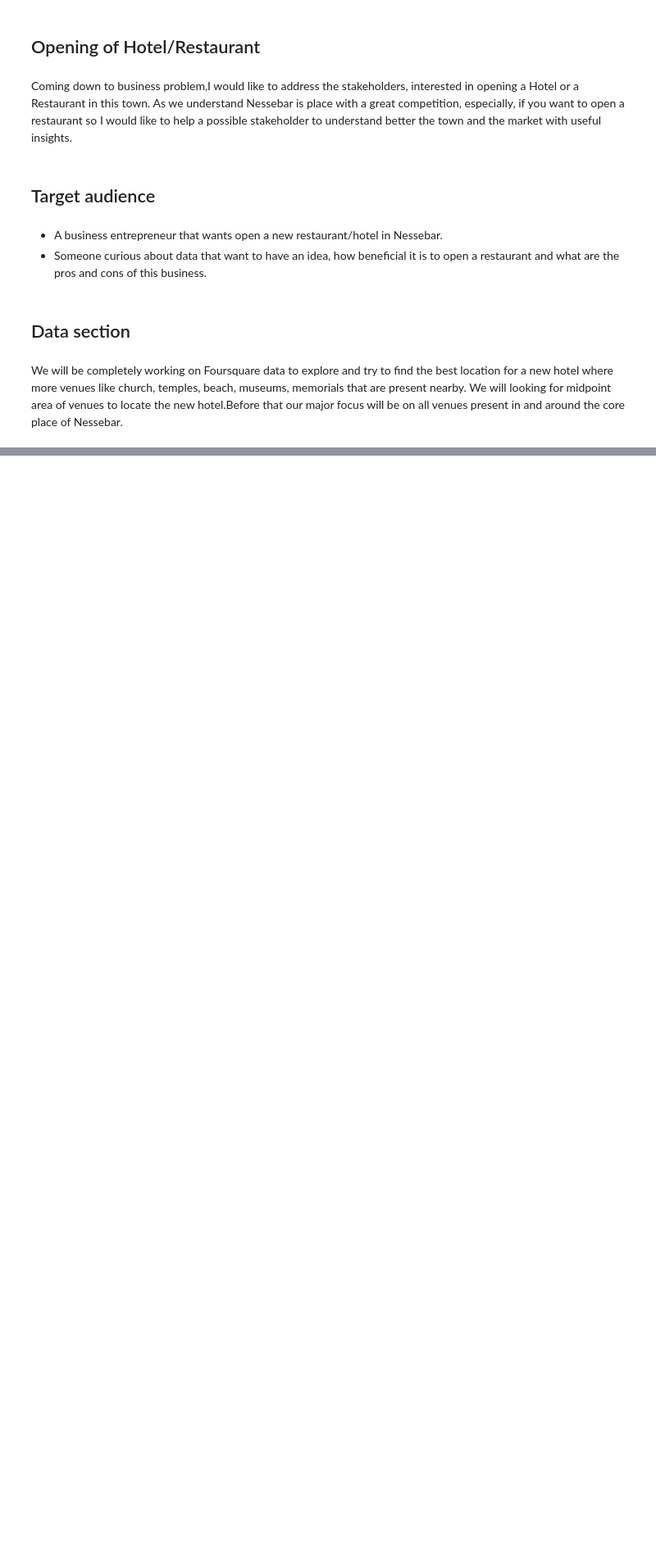
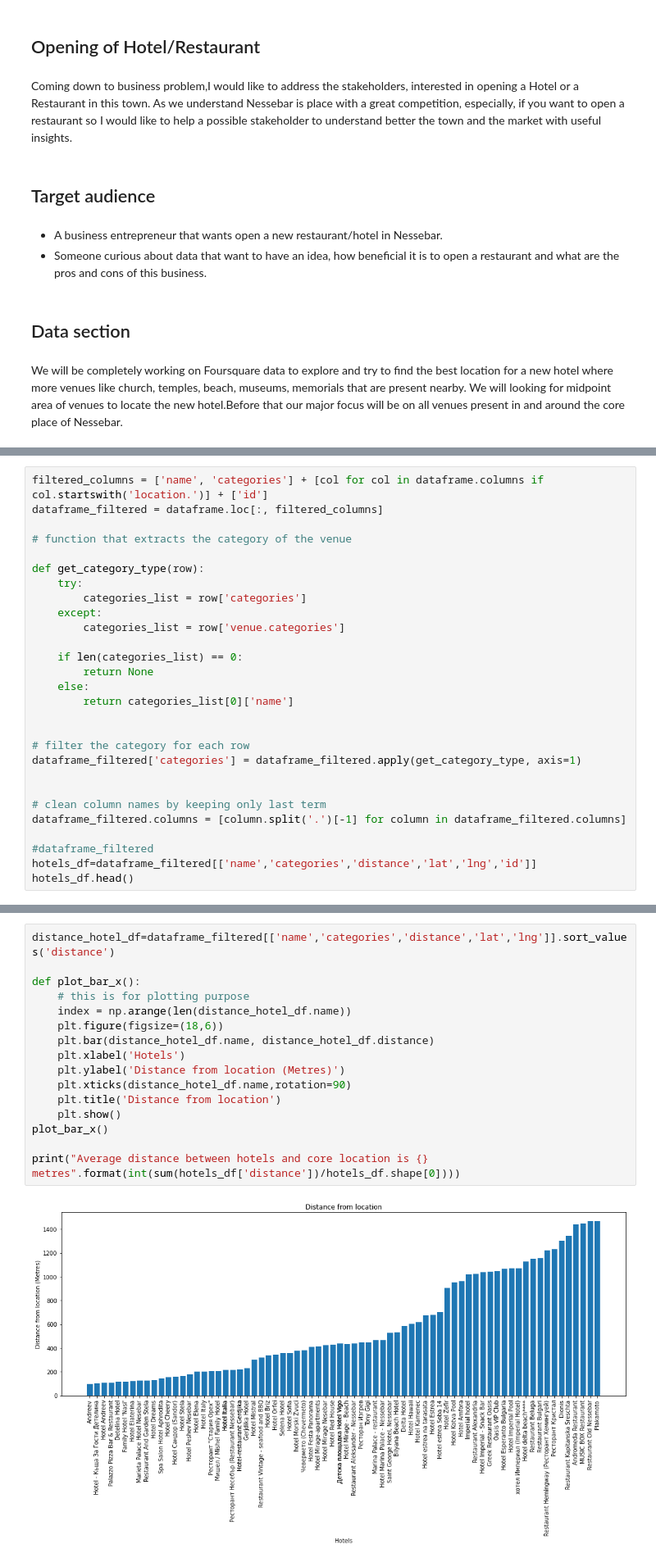
Before and after one commit to ElisavetaPatsova/Coursera_Capstone, a Jupyter notebook: Battle of the neighbourhoods.ipynb, the cells around one changed output, grey strips where cells are left out. Shown at 82% size. Drawn from its saved outputs; the diff is of its cells as text; blank space fills up the shorter version.

```diff
--- a/Battle of the neighbourhoods.ipynb
+++ b/Battle of the neighbourhoods.ipynb
@@ -32,0 +123,28 @@ We will looking for midpoint area of venues to locate the new hotel.Before that
+# %%
+filtered_columns = ['name', 'categories'] + [col for col in dataframe.columns if col.startswith('location.')] + ['id']
+dataframe_filtered = dataframe.loc[:, filtered_columns]
+
+# function that extracts the category of the venue
+
+def get_category_type(row):
+    try:
+        categories_list = row['categories']
+    except:
+        categories_list = row['venue.categories']
+
+    if len(categories_list) == 0:
+        return None
+    else:
+        return categories_list[0]['name']
+
+
+# filter the category for each row
+dataframe_filtered['categories'] = dataframe_filtered.apply(get_category_type, axis=1)
+
+
+# clean column names by keeping only last term
+dataframe_filtered.columns = [column.split('.')[-1] for column in dataframe_filtered.columns]
+
+#dataframe_filtered
+hotels_df=dataframe_filtered[['name','categories','distance','lat','lng','id']]
+hotels_df.head()
@@ -32,0 +158,18 @@ We will looking for midpoint area of venues to locate the new hotel.Before that
+# %%
+distance_hotel_df=dataframe_filtered[['name','categories','distance','lat','lng']].sort_values('distance')
+
+def plot_bar_x():
+    # this is for plotting purpose
+    index = np.arange(len(distance_hotel_df.name))
+    plt.figure(figsize=(18,6))
+    plt.bar(distance_hotel_df.name, distance_hotel_df.distance)
+    plt.xlabel('Hotels')
+    plt.ylabel('Distance from location (Metres)')
+    plt.xticks(distance_hotel_df.name,rotation=90)
+    plt.title('Distance from location')
+    plt.show()
+plot_bar_x()
+
+print("Average distance between hotels and core location is {} metres".format(int(sum(hotels_df['distance'])/hotels_df.shape[0])))
+# %% [output]
+[figure, added]
```
Also changed, not shown: parts of 37 cells of this notebook.
